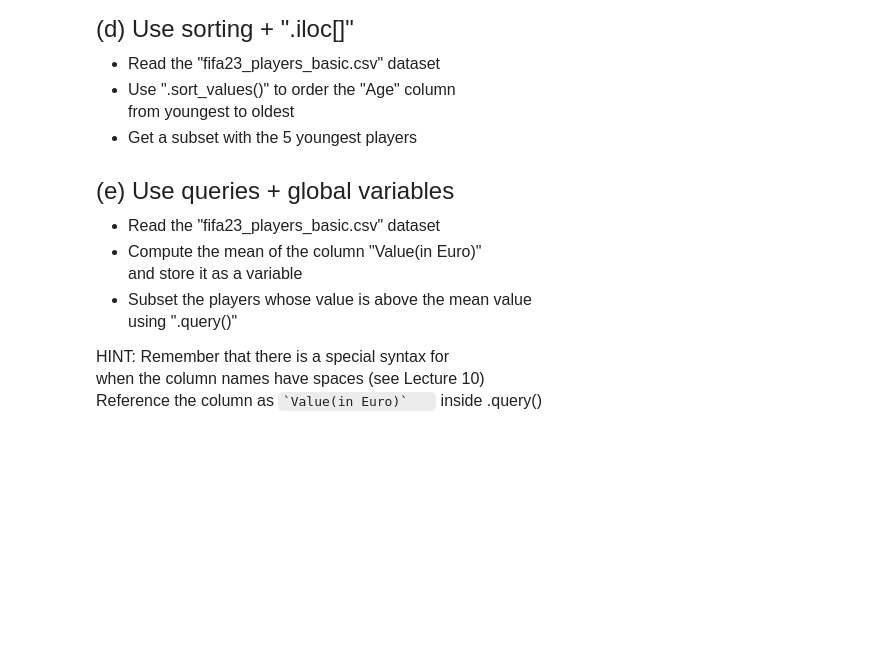
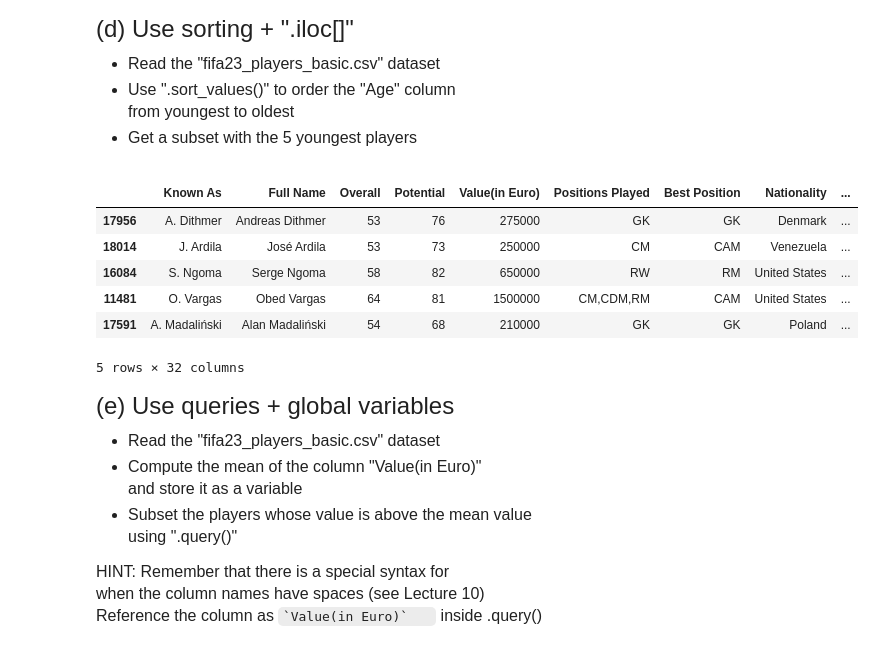
Before and after one commit to shriyai/qtm151spring2024, a Jupyter notebook: assignment6/assignment6.ipynb, the cells around one changed output. Drawn from its saved outputs; the diff is of its cells as text; code cells hidden in the pictures; blank space fills up the shorter version.

```diff
--- a/assignment6/assignment6.ipynb
+++ b/assignment6/assignment6.ipynb
@@ -89,3 +155,19 @@ from youngest to oldest
+# %%
+# Write your own code
+
+fifa23 = pd.read_csv("data/fifa23_players_basic.csv")
+
+fifa23_age = fifa23.sort_values(by = "Age", ascending = True)
+
+fifa23_age.iloc[:5]
+# %% [output]
+|  | Known As | Full Name | Overall | Potential | Value(in Euro) | Positions Played | Best Position | Nationality | ... |
+| 17956 | A. Dithmer | Andreas Dithmer | 53 | 76 | 275000 | GK | GK | Denmark | ... |
+| 18014 | J. Ardila | José Ardila | 53 | 73 | 250000 | CM | CAM | Venezuela | ... |
+| 16084 | S. Ngoma | Serge Ngoma | 58 | 82 | 650000 | RW | RM | United States | ... |
+| 11481 | O. Vargas | Obed Vargas | 64 | 81 | 1500000 | CM,CDM,RM | CAM | United States | ... |
+| 17591 | A. Madaliński | Alan Madaliński | 54 | 68 | 210000 | GK | GK | Poland | ... |
+5 rows × 32 columns
 # %% [markdown]
 <font size = "5">
 
```
Also changed, not shown: parts of 11 cells of this notebook, 1 other file.
